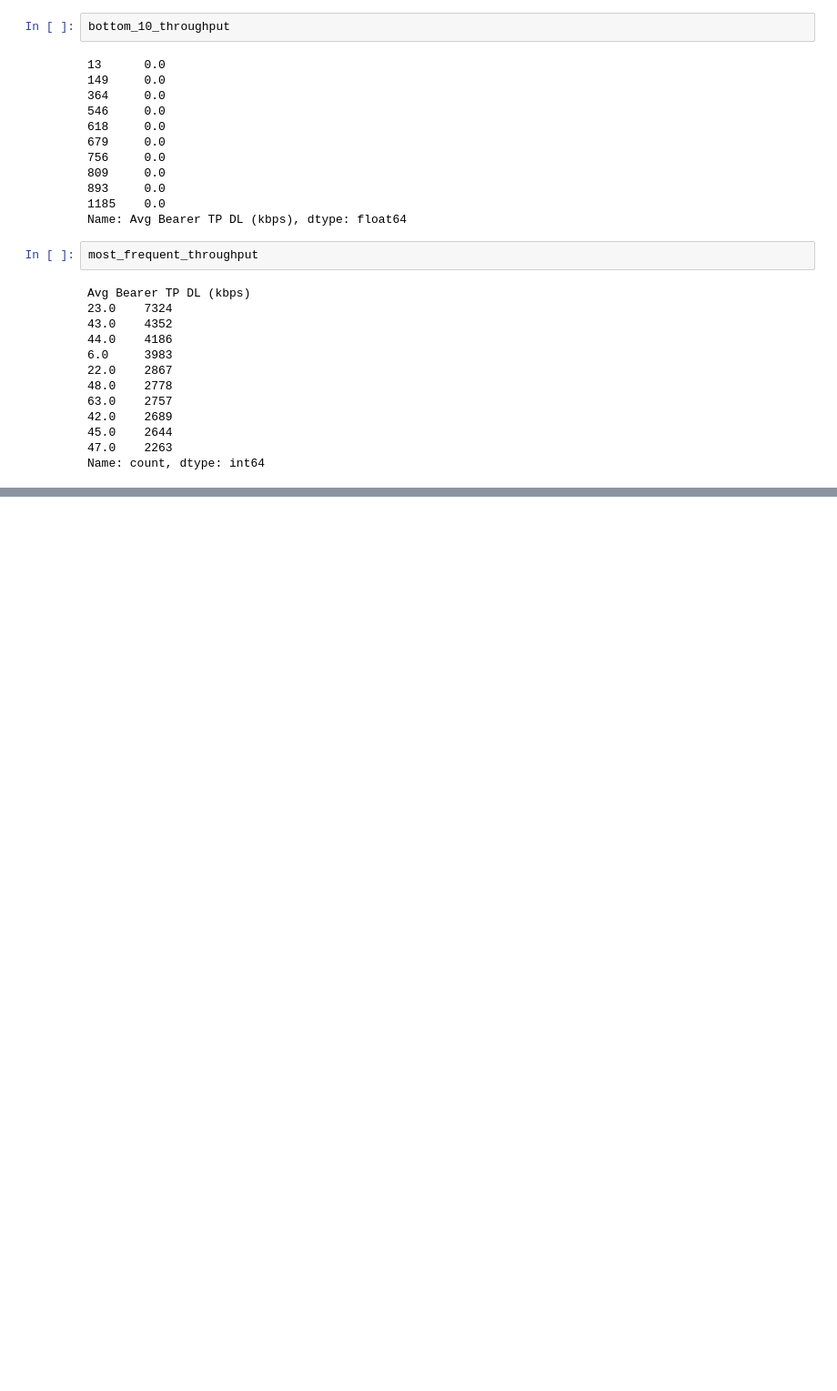
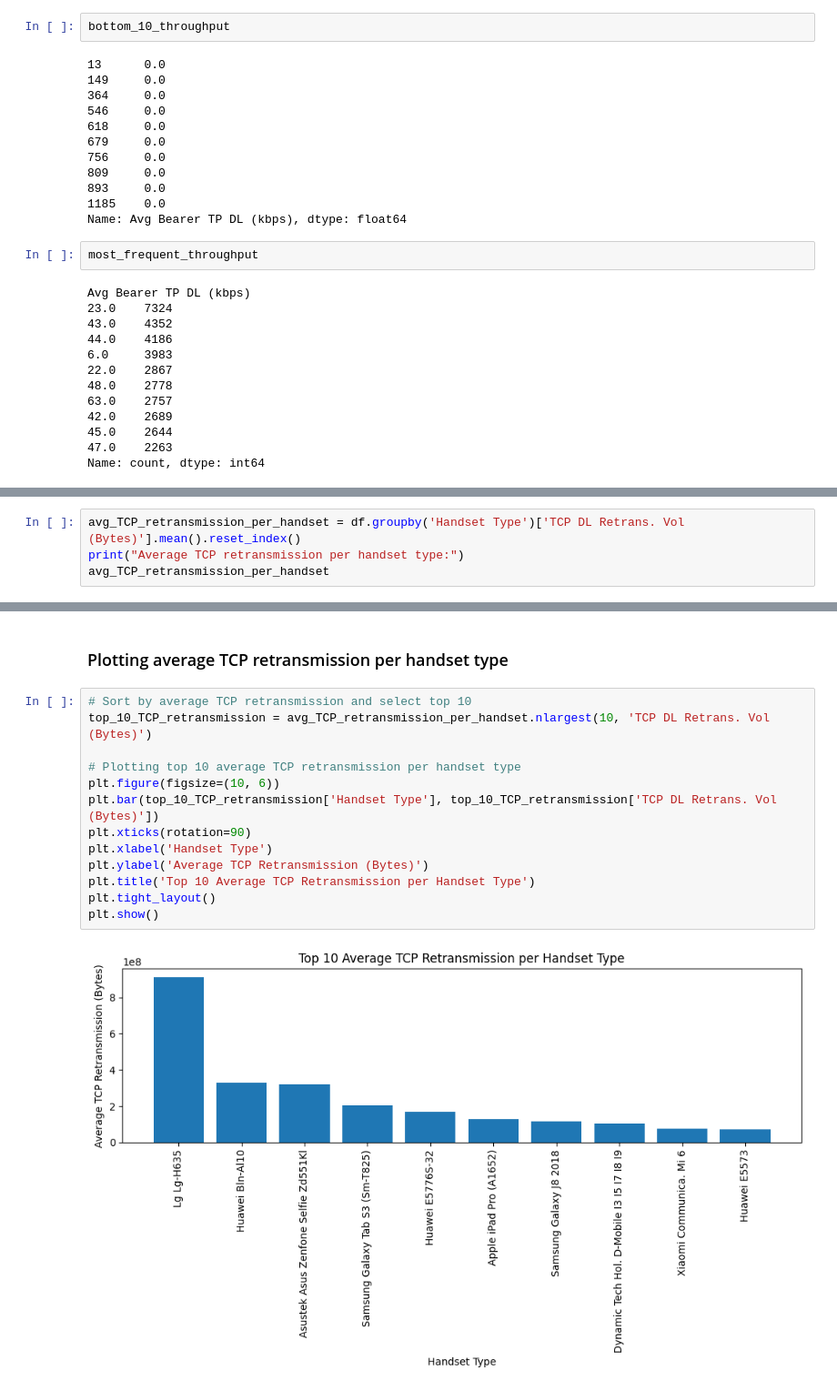
Before and after one commit to olaniSiyum/User_Analytics_in_the_Telecommunication_industry, a Jupyter notebook: notebook/user_experience.ipynb, the cells around one changed output, grey strips where cells are left out. Shown at 91% size. Cells and saved outputs as stored; diff of their text form; blank space fills up the shorter version.

```diff
--- a/notebook/user_experience.ipynb
+++ b/notebook/user_experience.ipynb
@@ -256,0 +286,4 @@ Name: count, dtype: int64
+# %%
+avg_TCP_retransmission_per_handset = df.groupby('Handset Type')['TCP DL Retrans. Vol (Bytes)'].mean().reset_index()
+print("Average TCP retransmission per handset type:")
+avg_TCP_retransmission_per_handset
@@ -256,0 +305,17 @@ Name: count, dtype: int64
+# %% [markdown]
+### Plotting average TCP retransmission per handset type
+# %%
+# Sort by average TCP retransmission and select top 10
+top_10_TCP_retransmission = avg_TCP_retransmission_per_handset.nlargest(10, 'TCP DL Retrans. Vol (Bytes)')
+
+# Plotting top 10 average TCP retransmission per handset type
+plt.figure(figsize=(10, 6))
+plt.bar(top_10_TCP_retransmission['Handset Type'], top_10_TCP_retransmission['TCP DL Retrans. Vol (Bytes)'])
+plt.xticks(rotation=90)
+plt.xlabel('Handset Type')
+plt.ylabel('Average TCP Retransmission (Bytes)')
+plt.title('Top 10 Average TCP Retransmission per Handset Type')
+plt.tight_layout()
+plt.show()
+# %% [output]
+[figure, added]
```
Also changed, not shown: parts of 6 cells of this notebook.
